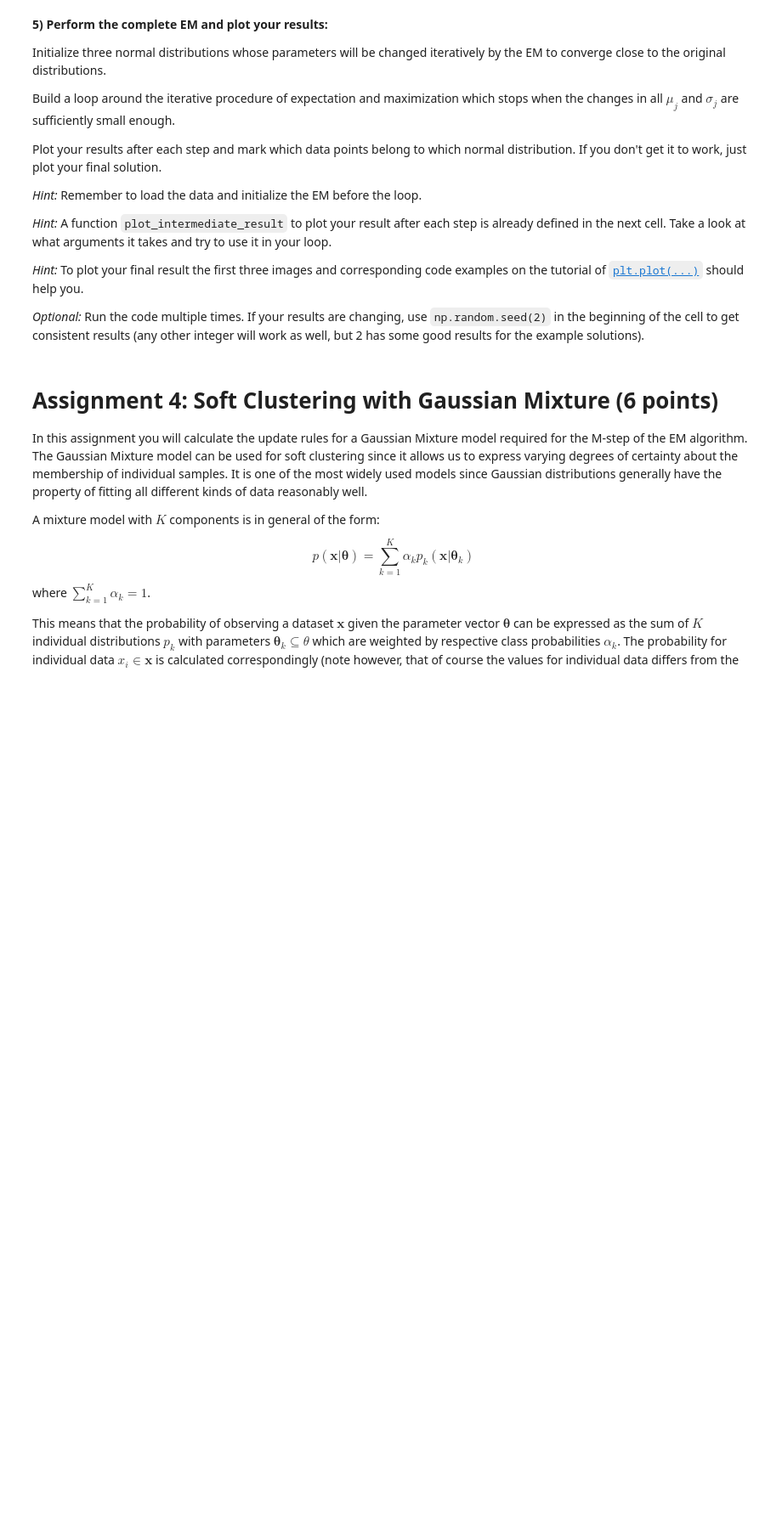
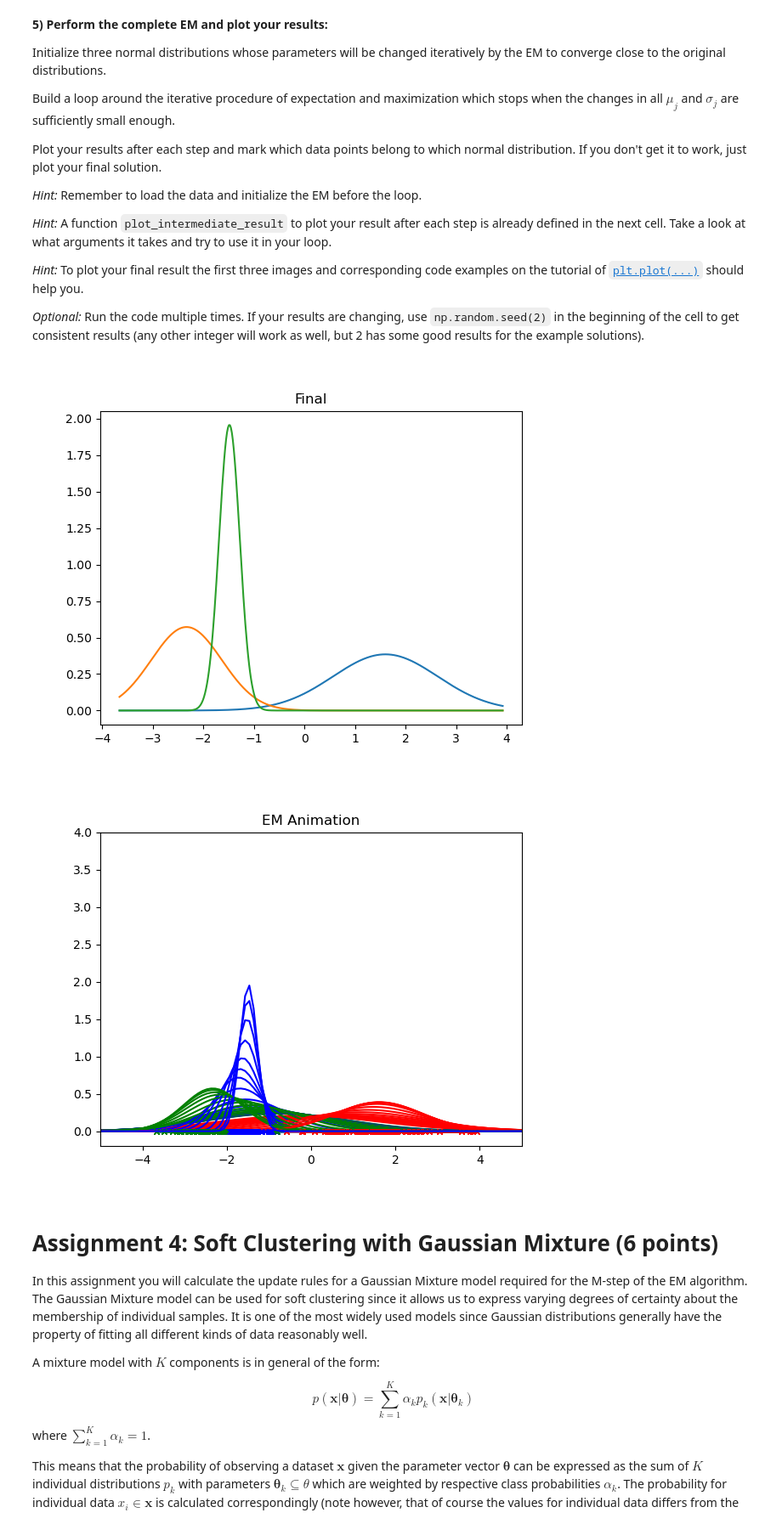
Before and after one commit to Mini11e/ML, a Jupyter notebook: hw02/sheet02.ipynb, the cells around one changed output. Shown at 85% size. Drawn from its saved outputs; the diff is of its cells as text; code cells hidden in the pictures; blank space fills up the shorter version.

```diff
--- a/hw02/sheet02.ipynb
+++ b/hw02/sheet02.ipynb
@@ -490,37 +555,51 @@ axis.set_title('EM Animation')
 
 # Perform the initialization.
 data = load_data('em_normdistdata.txt')
-gaussians = initialize_EM(data, 3)
+gaussians = initialize_EM(data, 3) # 3 norm distr
 
 def update_plot(gaussians, data, mapping):
     """
     Gets a list of gaussians and data input. The mapping
     parameter is a list of indices of gaussians. Each value
     corresponds to the data value at the same position and
     maps this data value to the proper gaussian.
     """
     x = np.linspace(-5, 5, 100)
     colors = itertools.cycle(['r', 'g', 'b', 'c', 'm', 'y', 'k'])
     plots = []
     #container = plt.plot(x, gaussians[0](x), 'r', x, gaussians[1](x), 'g', x, gaussians[2](x), 'b')
     for j, (N, color) in enumerate(zip(gaussians, colors)):
         plots.append(plt.plot(x, gaussians[j](x), color)[0])
         plots.append(plt.plot(data[mapping == j], [0] * len(data[mapping == j]), color, marker='x', markersize=5)[0])
     return plots
 
 # Loop until the changes are small enough.
 eps = 0.05
 changes = [float('inf')] * 2
 artists = []  # for animation
 while max(changes) > eps:
     # Iteratively apply the expectation step, followed by the maximization step.
-    # YOUR CODE HERE
+
+    expectation = expectation_step(gaussians, data)
+    changes = maximization_step(gaussians, data, expectation)
 
     # Optional: Calculate the parameters to update the plot.
     artists.append(update_plot(gaussians, data, np.argmax(expectation, 1)))
 
 ani = animation.ArtistAnimation(fig=figure, artists=artists, interval=400)
+
+final, final_axes = plt.subplots(1)
+final_axes.set_title("Final")
+for distr in gaussians:
+    final_axes.plot(x, distr(x))
+
+
+#final.set_title("Final")
+
 plt.show()
+# %% [output]
+[figure, added]
+[figure, added]
 # %% [markdown]
 # Assignment 4: Soft Clustering with Gaussian Mixture (6 points)
 
```
Also changed, not shown: parts of 13 cells of this notebook.
